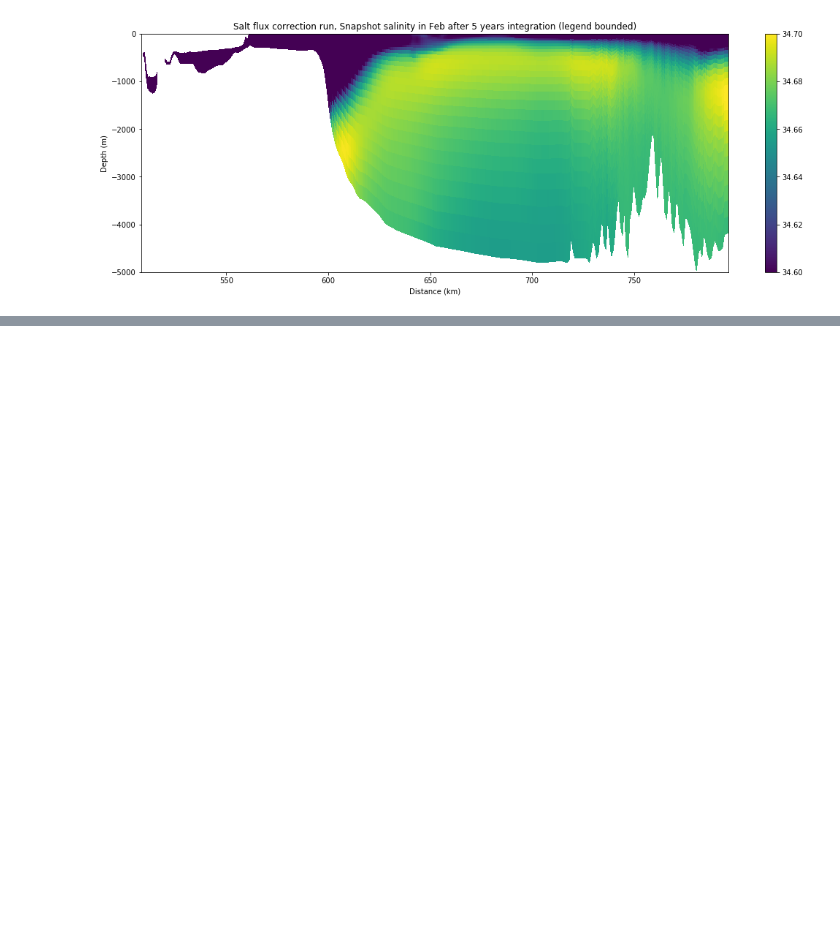
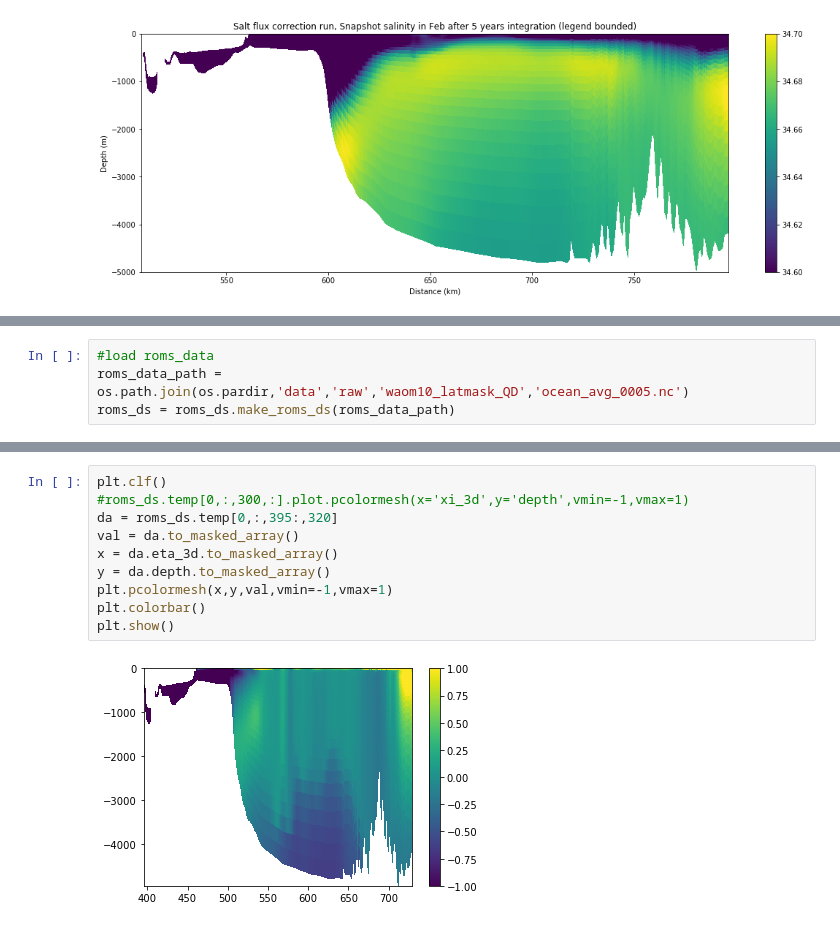
Before and after one commit to kuechenrole/tidal_melting, a Jupyter notebook: notebooks/0.2-kuechenrole-surface_fluxes_tuning.ipynb, the cells around one changed output, grey strips where cells are left out. Saved outputs shown, nothing was run; the diff lists cells and outputs as text; blank space fills up the shorter version.

Commit message:
O1M2 maps done!, latmask plotting almost, tamura+era year selection done!, roms_ds updated to data_var="minimal"

```diff
--- a/notebooks/0.2-kuechenrole-surface_fluxes_tuning.ipynb
+++ b/notebooks/0.2-kuechenrole-surface_fluxes_tuning.ipynb
@@ -108,0 +125,4 @@ plot_vslice(his_5yr_SCORR_file,'salt',1,-5000,0,i_min,j_min,i_max,j_max,4,4,0.9,
+# %%
+#load roms_data
+roms_data_path = os.path.join(os.pardir,'data','raw','waom10_latmask_QD','ocean_avg_0005.nc')
+roms_ds = roms_ds.make_roms_ds(roms_data_path)
@@ -108,0 +143,12 @@ plot_vslice(his_5yr_SCORR_file,'salt',1,-5000,0,i_min,j_min,i_max,j_max,4,4,0.9,
+# %%
+plt.clf()
+#roms_ds.temp[0,:,300,:].plot.pcolormesh(x='xi_3d',y='depth',vmin=-1,vmax=1)
+da = roms_ds.temp[0,:,395:,320]
+val = da.to_masked_array()
+x = da.eta_3d.to_masked_array()
+y = da.depth.to_masked_array()
+plt.pcolormesh(x,y,val,vmin=-1,vmax=1)
+plt.colorbar()
+plt.show()
+# %% [output]
+[figure, added]
```
Also changed, not shown: parts of 4 cells of this notebook, 4 other files.
